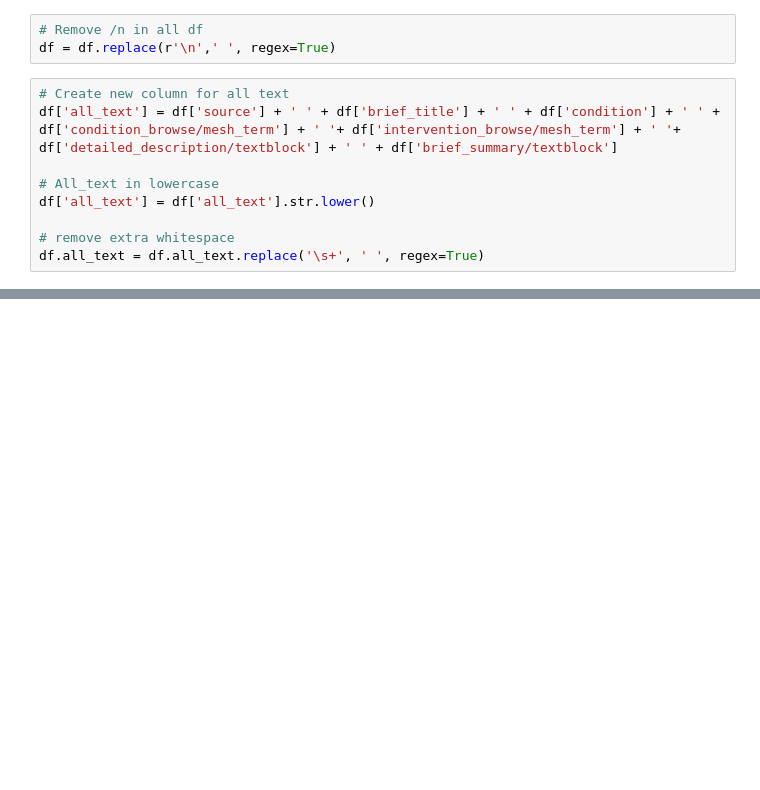
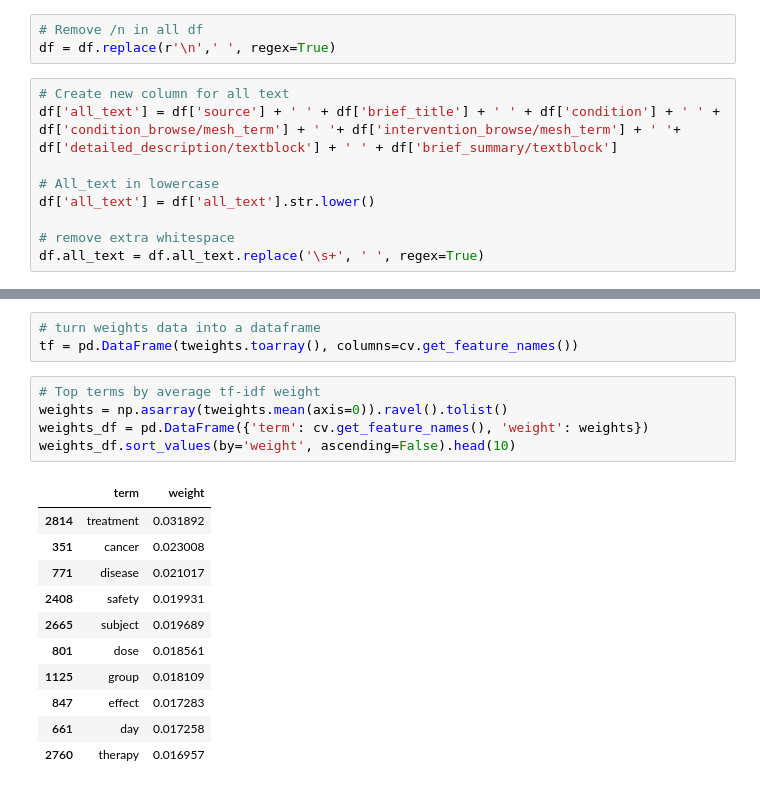
Before and after one commit to cmdelaserna/clinical-trials, a Jupyter notebook: mvp/notebooks/Script 3 - Clean JSON file, preprocess data, export working dataset.ipynb, the cells around one changed output, grey strips where cells are left out. Drawn from its saved outputs; the diff is of its cells as text; blank space fills up the shorter version.

```diff
--- a/mvp/notebooks/Script 3 - Clean JSON file, preprocess data, export working dataset.ipynb
+++ b/mvp/notebooks/Script 3 - Clean JSON file, preprocess data, export working dataset.ipynb
@@ -71,0 +154,20 @@ df['brief_summary/textblock'][0]
+# %%
+# turn weights data into a dataframe
+tf = pd.DataFrame(tweights.toarray(), columns=cv.get_feature_names())
+# %%
+# Top terms by average tf-idf weight
+weights = np.asarray(tweights.mean(axis=0)).ravel().tolist()
+weights_df = pd.DataFrame({'term': cv.get_feature_names(), 'weight': weights})
+weights_df.sort_values(by='weight', ascending=False).head(10)
+# %% [output]
+|  | term | weight |
+| 2814 | treatment | 0.031892 |
+| 351 | cancer | 0.023008 |
+| 771 | disease | 0.021017 |
+| 2408 | safety | 0.019931 |
+| 2665 | subject | 0.019689 |
+| 801 | dose | 0.018561 |
+| 1125 | group | 0.018109 |
+| 847 | effect | 0.017283 |
+| 661 | day | 0.017258 |
+| 2760 | therapy | 0.016957 |
```
Also changed, not shown: parts of 35 cells of this notebook, 3 other files.
